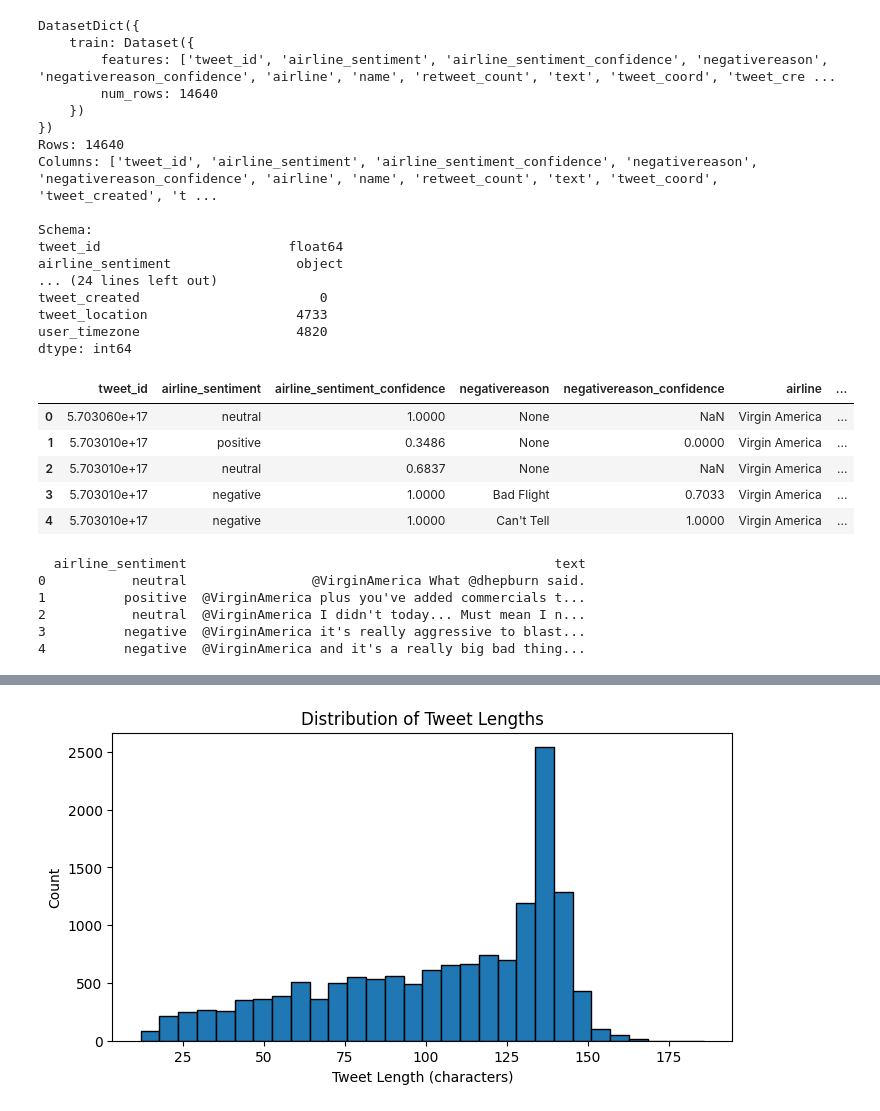
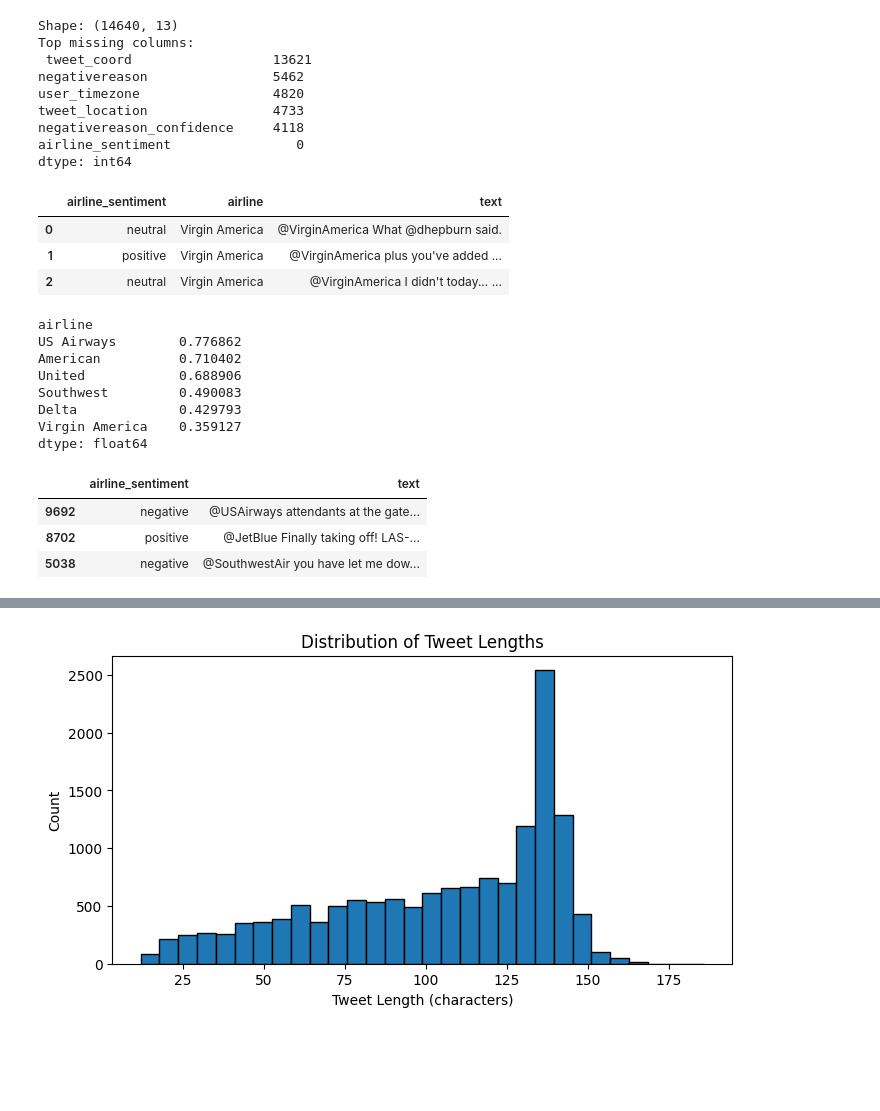
Before and after one commit to red-jen/AeroStream-Analytics, a Jupyter notebook: notebooks/00_environment_setup.ipynb, the cells around one changed output, grey strips where cells are left out. Cells and saved outputs as stored; diff of their text form; code cells hidden in the pictures; blank space fills up the shorter version.

```diff
--- a/notebooks/00_environment_setup.ipynb
+++ b/notebooks/00_environment_setup.ipynb
@@ -13,49 +15,50 @@ import joblib
 # %%
+# Cell 1 — Load dataset + quick checks
+
 ds = load_dataset("7Xan7der7/us_airline_sentiment")
-print(ds)
 df = pd.DataFrame(ds["train"])
 
+print("Shape:", df.shape)
+print("Top missing columns:\n", df.isna().sum().sort_values(ascending=False).head(6))
 
-print("Rows:", len(df))
-print("Columns:", list(df.columns))
-print("\nSchema:")
-print(df.dtypes)
-print("\nMissing values:")
-print(df.isnull().sum())
-df.head()
+df[["airline_sentiment", "airline", "text"]].head(3)
 # %% [output]
-DatasetDict({
-    train: Dataset({
-        features: ['tweet_id', 'airline_sentiment', 'airline_sentiment_confidence', 'negativereason', 'negativereason_confidence', 'airline', 'name', 'retweet_count', 'text', 'tweet_coord', 'tweet_cre ...
-        num_rows: 14640
-    })
-})
-Rows: 14640
-Columns: ['tweet_id', 'airline_sentiment', 'airline_sentiment_confidence', 'negativereason', 'negativereason_confidence', 'airline', 'name', 'retweet_count', 'text', 'tweet_coord', 'tweet_created', 't ...
-
-Schema:
-tweet_id                        float64
-airline_sentiment                object
-... (24 lines left out)
-tweet_created                       0
-tweet_location                   4733
-user_timezone                    4820
+Shape: (14640, 13)
+Top missing columns:
+ tweet_coord                  13621
+negativereason                5462
+user_timezone                 4820
+tweet_location                4733
+negativereason_confidence     4118
+airline_sentiment                0
 dtype: int64
-|  | tweet_id | airline_sentiment | airline_sentiment_confidence | negativereason | negativereason_confidence | airline | ... |
-| 0 | 5.703060e+17 | neutral | 1.0000 | None | NaN | Virgin America | ... |
-| 1 | 5.703010e+17 | positive | 0.3486 | None | 0.0000 | Virgin America | ... |
-| 2 | 5.703010e+17 | neutral | 0.6837 | None | NaN | Virgin America | ... |
-| 3 | 5.703010e+17 | negative | 1.0000 | Bad Flight | 0.7033 | Virgin America | ... |
-| 4 | 5.703010e+17 | negative | 1.0000 | Can't Tell | 1.0000 | Virgin America | ... |
+|  | airline_sentiment | airline | text |
+| 0 | neutral | Virgin America | @VirginAmerica What @dhepburn said. |
+| 1 | positive | Virgin America | @VirginAmerica plus you've added ... |
+| 2 | neutral | Virgin America | @VirginAmerica I didn't today... ... |
+# %%
+# Cell 2 — Negative rate per airline (simple KPI insight)
+negative_rate = (
+    (df[df["airline_sentiment"] == "negative"].groupby("airline").size())
+    / df.groupby("airline").size()
+).sort_values(ascending=False)
+
+negative_rate
+# %% [output]
+airline
+US Airways        0.776862
+American          0.710402
+United            0.688906
+Southwest         0.490083
+Delta             0.429793
+Virgin America    0.359127
+dtype: float64
 # %%
-#pd.set_option('display.max_colwidth', None)
-
-print(df[["airline_sentiment", "text"]].head(5))
+# Cell 3 — Quick sample
+df[["airline_sentiment", "text"]].sample(3)
 # %% [output]
-  airline_sentiment                                               text
-0           neutral                @VirginAmerica What @dhepburn said.
-1          positive  @VirginAmerica plus you've added commercials t...
-2           neutral  @VirginAmerica I didn't today... Must mean I n...
-3          negative  @VirginAmerica it's really aggressive to blast...
-4          negative  @VirginAmerica and it's a really big bad thing...
+|  | airline_sentiment | text |
+| 9692 | negative | @USAirways attendants at the gate... |
+| 8702 | positive | @JetBlue Finally taking off! LAS-... |
+| 5038 | negative | @SouthwestAir you have let me dow... |
 # %%
```
Also changed, not shown: parts of 11 cells of this notebook, 16 other files.
